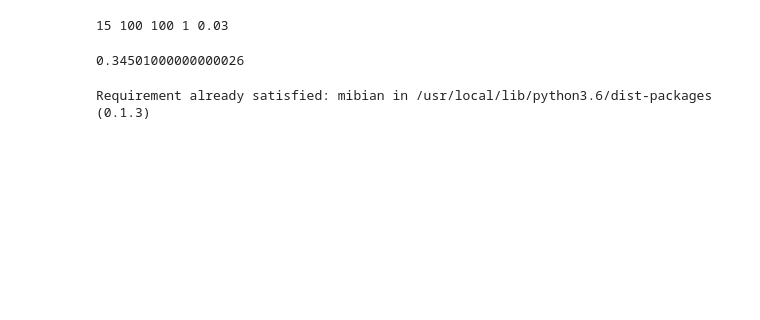
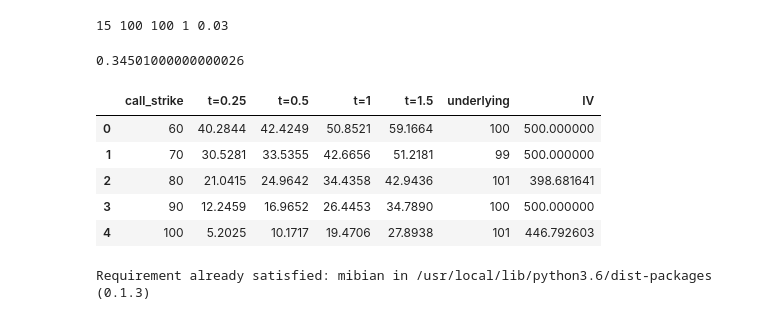
Before and after one commit to RancyChepchirchir/Financial_Stuff, a Jupyter notebook: NM_Assign1.ipynb, the cells around one changed output. Drawn from its saved outputs; the diff is of its cells as text; code cells hidden in the pictures; blank space fills up the shorter version.

```diff
--- a/NM_Assign1.ipynb
+++ b/NM_Assign1.ipynb
@@ -144,3 +156,12 @@ implied_volatility(15,100,100,1,0.03)
+# %%
+call.head()
+# %% [output]
+|  | call_strike | t=0.25 | t=0.5 | t=1 | t=1.5 | underlying | IV |
+| 0 | 60 | 40.2844 | 42.4249 | 50.8521 | 59.1664 | 100 | 500.000000 |
+| 1 | 70 | 30.5281 | 33.5355 | 42.6656 | 51.2181 | 99 | 500.000000 |
+| 2 | 80 | 21.0415 | 24.9642 | 34.4358 | 42.9436 | 101 | 398.681641 |
+| 3 | 90 | 12.2459 | 16.9652 | 26.4453 | 34.7890 | 100 | 500.000000 |
+| 4 | 100 | 5.2025 | 10.1717 | 19.4706 | 27.8938 | 101 | 446.792603 |
 # %%
 !pip install mibian
 from mibian import BS
```
Also changed, not shown: parts of 13 cells of this notebook.
